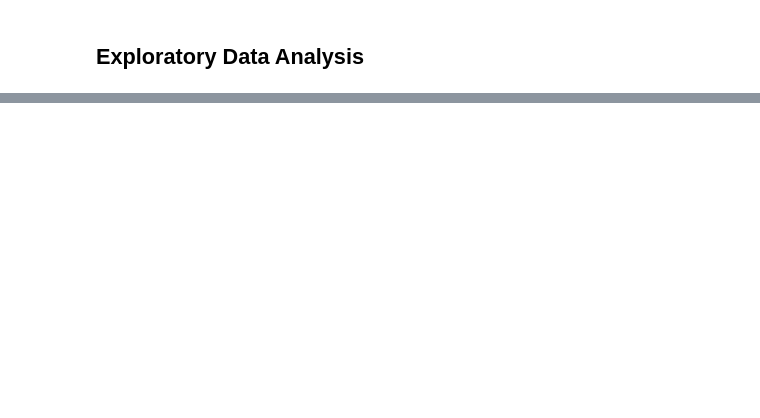
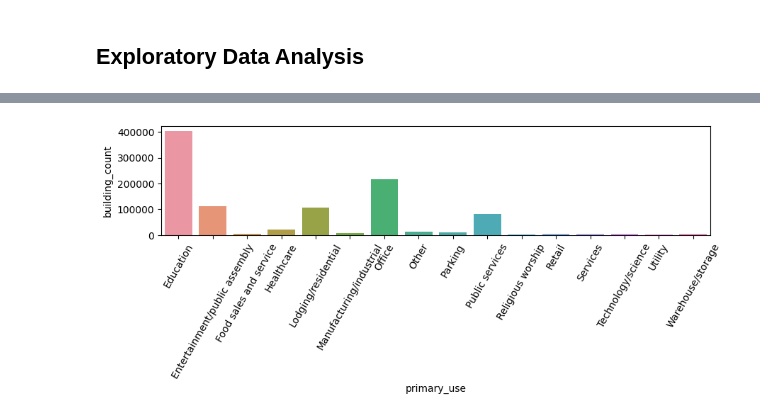
Before and after one commit to kalebsofer/energy_prediction, a Jupyter notebook: src/exploration.ipynb, the cells around one changed output, grey strips where cells are left out. Drawn from its saved outputs; the diff is of its cells as text; code cells hidden in the pictures; blank space fills up the shorter version.

```diff
--- a/src/exploration.ipynb
+++ b/src/exploration.ipynb
@@ -97,0 +260,15 @@ building_meta.columns
+# %%
+#  building count by primary use
+prim = tdfs[['building_id', 'primary_use']].groupby(['primary_use']).count().reset_index()
+prim = prim.rename({'building_id':'building_count'}, axis='columns')
+
+plt.subplots(figsize=(10, 2))
+bar = sns.barplot(
+    data=prim,
+    x='primary_use',
+    y='building_count')
+bar.set_xticklabels(bar.get_xticklabels(), rotation=60)
+
+None # hide labels
+# %% [output]
+[figure, added]
```
Also changed, not shown: parts of 37 cells of this notebook, 3 other files.
